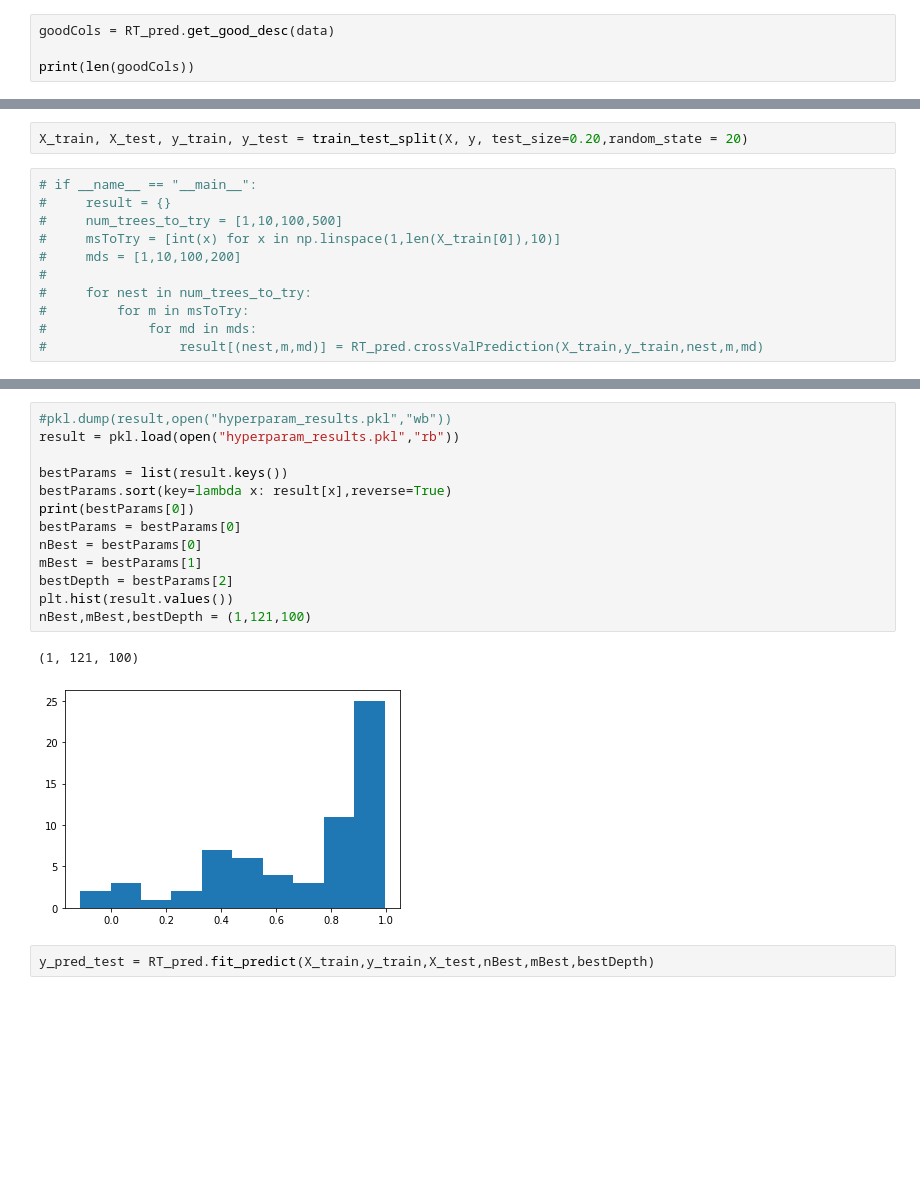
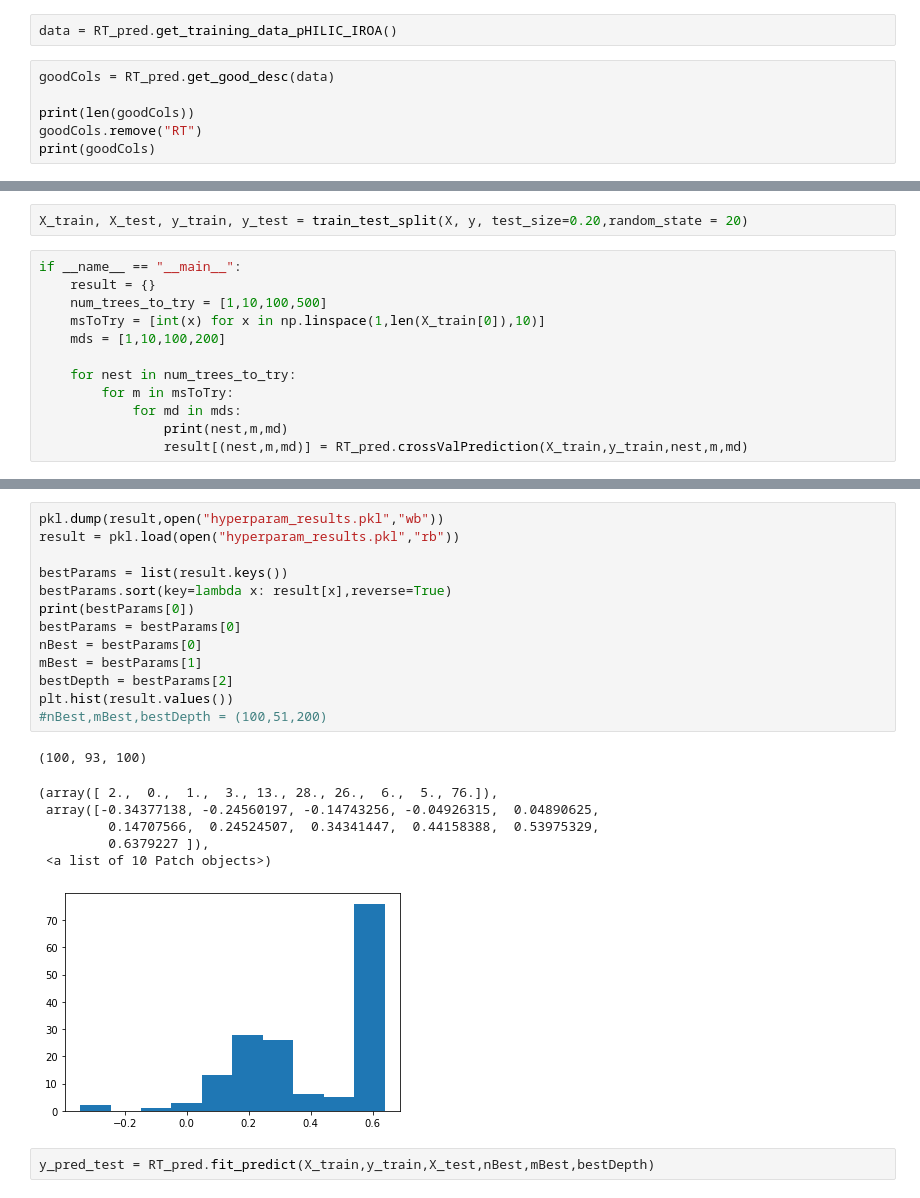
Before and after one commit to e-stan/RT_prediction, a Jupyter notebook: scripts/hyperparameter_optimization.ipynb, the cells around one changed output, grey strips where cells are left out. Drawn from its saved outputs; the diff is of its cells as text; blank space fills up the shorter version.

```diff
--- a/scripts/hyperparameter_optimization.ipynb
+++ b/scripts/hyperparameter_optimization.ipynb
@@ -9,5 +9,9 @@ data = pd.read_csv(filename)
+# %%
+data = RT_pred.get_training_data_pHILIC_IROA()
 # %%
 goodCols = RT_pred.get_good_desc(data)
 
 print(len(goodCols))
+goodCols.remove("RT")
+print(goodCols)
 # %% [output]
@@ -20,13 +25,14 @@ y = data["RT"].values
 # %%
 X_train, X_test, y_train, y_test = train_test_split(X, y, test_size=0.20,random_state = 20)
 # %%
-# if __name__ == "__main__":
-#     result = {}
-#     num_trees_to_try = [1,10,100,500]
-#     msToTry = [int(x) for x in np.linspace(1,len(X_train[0]),10)]
-#     mds = [1,10,100,200]
-#
-#     for nest in num_trees_to_try:
-#         for m in msToTry:
-#             for md in mds:
-#                 result[(nest,m,md)] = RT_pred.crossValPrediction(X_train,y_train,nest,m,md)
+if __name__ == "__main__":
+    result = {}
+    num_trees_to_try = [1,10,100,500]
+    msToTry = [int(x) for x in np.linspace(1,len(X_train[0]),10)]
+    mds = [1,10,100,200]
+
+    for nest in num_trees_to_try:
+        for m in msToTry:
+            for md in mds:
+                print(nest,m,md)
+                result[(nest,m,md)] = RT_pred.crossValPrediction(X_train,y_train,nest,m,md)
@@ -33,19 +57,24 @@ X_train, X_test, y_train, y_test = train_test_split(X, y, test_size=0.20,random_
 # %%
-#pkl.dump(result,open("hyperparam_results.pkl","wb"))
+pkl.dump(result,open("hyperparam_results.pkl","wb"))
 result = pkl.load(open("hyperparam_results.pkl","rb"))
 
 bestParams = list(result.keys())
 bestParams.sort(key=lambda x: result[x],reverse=True)
 print(bestParams[0])
 bestParams = bestParams[0]
 nBest = bestParams[0]
 mBest = bestParams[1]
 bestDepth = bestParams[2]
 plt.hist(result.values())
-nBest,mBest,bestDepth = (1,121,100)
+#nBest,mBest,bestDepth = (100,51,200)
 # %% [output]
-(1, 121, 100)
+(100, 93, 100)
+(array([ 2.,  0.,  1.,  3., 13., 28., 26.,  6.,  5., 76.]),
+ array([-0.34377138, -0.24560197, -0.14743256, -0.04926315,  0.04890625,
+         0.14707566,  0.24524507,  0.34341447,  0.44158388,  0.53975329,
+         0.6379227 ]),
+ <a list of 10 Patch objects>)
-[figure, old version]
+[figure, new version]
 # %%
 y_pred_test = RT_pred.fit_predict(X_train,y_train,X_test,nBest,mBest,bestDepth)
 # %%
```
Also changed, not shown: parts of 6 cells of this notebook, 9 other files.
